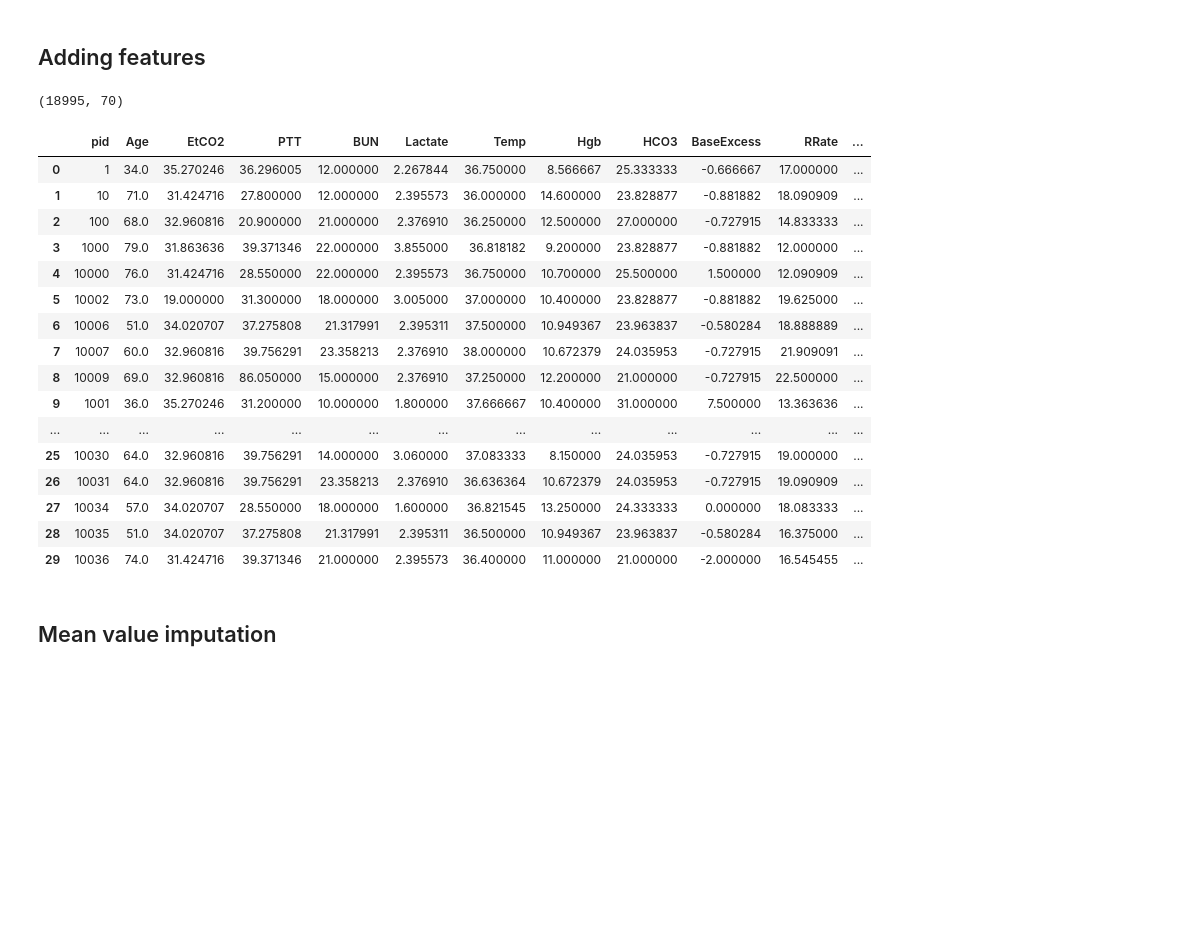
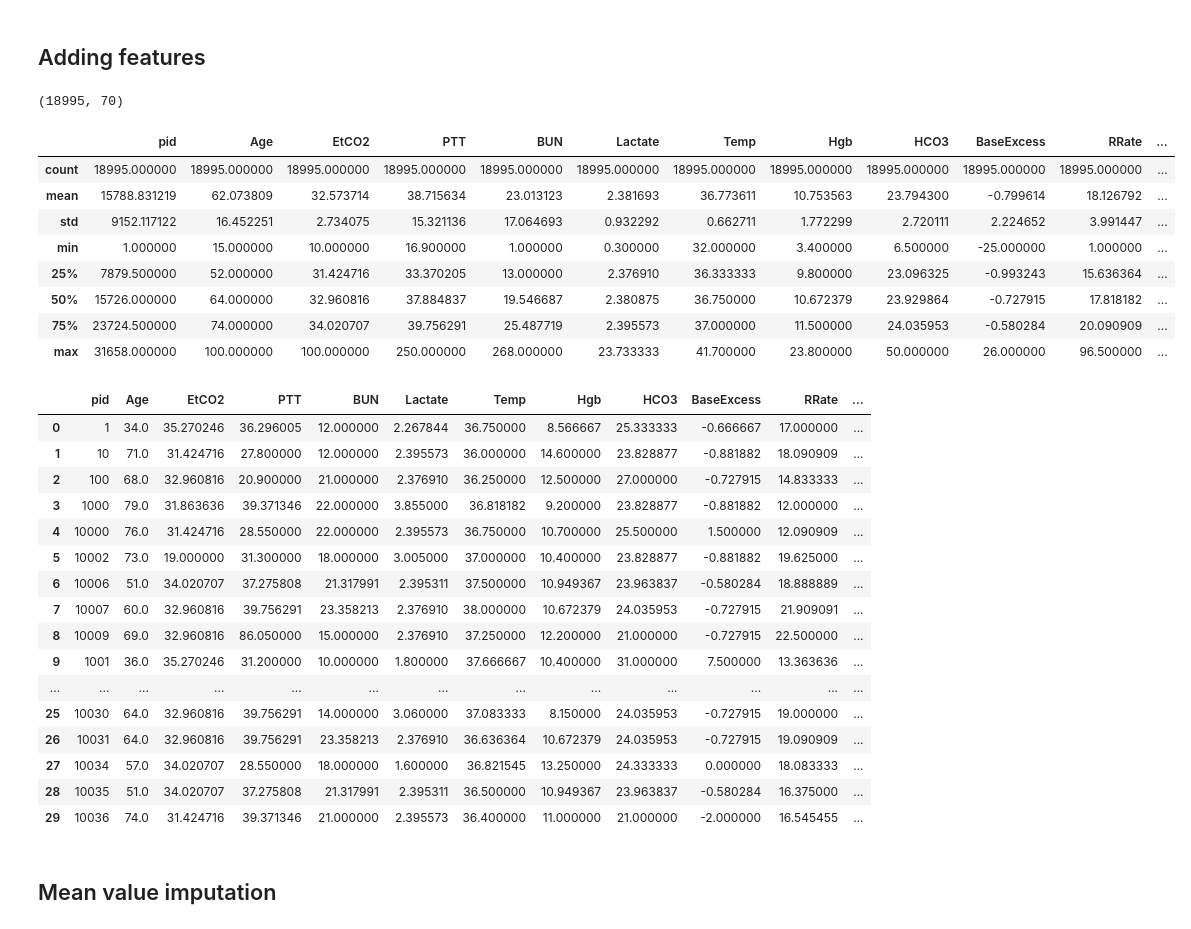
Before and after one commit to dvdblk/iml20, a Jupyter notebook: task_2/task_2.ipynb, the cells around one changed output. Cells and saved outputs as stored; diff of their text form; code cells hidden in the pictures; blank space fills up the shorter version.

```diff
--- a/task_2/task_2.ipynb
+++ b/task_2/task_2.ipynb
@@ -185,56 +185,82 @@ X_test_df = group_columns_in_df(test_features_df)
 # %% [markdown]
 ## Adding features
 # %%
-def agg_fn(x):
+def max_abs_diff_agg_fn(x):
     if x.isna().all():
         return 0
     else:
         min_val = np.nanmin(x)
         max_val = np.nanmax(x)
         res = np.abs(max_val - min_val)
         return res
+
+def std_dev_agg_fn(x):
+    if x.isna().all():
+        return 0
+    else:
+        return np.nanstd(x)
 
 def add_features(df_to_group, df_to_add_features_to):
     """Add maximum absolute difference features for each column to a dataframe
 
     Args:
         df_to_group (pd.DataFrame): the dataframe that will be grouped by 'pid'
         df_to_add_features_to (pd.DataFrame): the dataframe to add new features to
 
     Returns:
         pd.DataFrame: the new dataframe with all features
     """
-    features_df = df_to_group.drop(['Age', 'Time'], axis=1).groupby('pid', as_index=False, sort=False).agg(agg_fn)
-    features_df.columns = [str(col) + '_Diff' for col in features_df.columns]
+    ## Maximum Absolute Difference
+    mad_features_df = df_to_group.drop(['Age', 'Time'], axis=1).groupby('pid', as_index=False, sort=False).agg(max_abs_diff_agg_fn)
+    mad_features_df.columns = [str(col) + '_diff' for col in mad_features_df.columns]
     # Remove 'pid' col from features_df
-    features_df = features_df.iloc[:, 1:]
-    return pd.concat([df_to_add_features_to, features_df], axis=1, sort=False)
+    mad_features_df = mad_features_df.iloc[:, 1:]
+
+    ## Std dev.
+    std_features_df = df_to_group.drop(['Age', 'Time'], axis=1).groupby('pid', as_index=False, sort=False).agg(std_dev_agg_fn)
+    std_features_df.columns = [str(col) + '_std' for col in std_features_df.columns]
+    # Remove 'pid' col from features_df
+    std_features_df = std_features_df.iloc[:, 1:]
+
+    ## Result
+    return pd.concat([df_to_add_features_to, mad_features_df, std_features_df], axis=1, sort=False)
 
 X_df = add_features(train_features_df, X_df)
 
 display(X_df.shape)
+display(X_df.describe())
 display(X_df.head(30))
 
+
 X_test_df = add_features(test_features_df, X_test_df)
 # %% [output]
 (18995, 70)
 |  | pid | Age | EtCO2 | PTT | BUN | Lactate | Temp | Hgb | HCO3 | BaseExcess | RRate | ... |
-| 0 | 1 | 34.0 | 35.270246 | 36.296005 | 12.000000 | 2.267844 | 36.750000 | 8.566667 | 25.333333 | -0.666667 | 17.000000 | ... |
-| 1 | 10 | 71.0 | 31.424716 | 27.800000 | 12.000000 | 2.395573 | 36.000000 | 14.600000 | 23.828877 | -0.881882 | 18.090909 | ... |
-| 2 | 100 | 68.0 | 32.960816 | 20.900000 | 21.000000 | 2.376910 | 36.250000 | 12.500000 | 27.000000 | -0.727915 | 14.833333 | ... |
-| 3 | 1000 | 79.0 | 31.863636 | 39.371346 | 22.000000 | 3.855000 | 36.818182 | 9.200000 | 23.828877 | -0.881882 | 12.000000 | ... |
-| 4 | 10000 | 76.0 | 31.424716 | 28.550000 | 22.000000 | 2.395573 | 36.750000 | 10.700000 | 25.500000 | 1.500000 | 12.090909 | ... |
-| 5 | 10002 | 73.0 | 19.000000 | 31.300000 | 18.000000 | 3.005000 | 37.000000 | 10.400000 | 23.828877 | -0.881882 | 19.625000 | ... |
-| 6 | 10006 | 51.0 | 34.020707 | 37.275808 | 21.317991 | 2.395311 | 37.500000 | 10.949367 | 23.963837 | -0.580284 | 18.888889 | ... |
-| 7 | 10007 | 60.0 | 32.960816 | 39.756291 | 23.358213 | 2.376910 | 38.000000 | 10.672379 | 24.035953 | -0.727915 | 21.909091 | ... |
-| 8 | 10009 | 69.0 | 32.960816 | 86.050000 | 15.000000 | 2.376910 | 37.250000 | 12.200000 | 21.000000 | -0.727915 | 22.500000 | ... |
-| 9 | 1001 | 36.0 | 35.270246 | 31.200000 | 10.000000 | 1.800000 | 37.666667 | 10.400000 | 31.000000 | 7.500000 | 13.363636 | ... |
-| ... | ... | ... | ... | ... | ... | ... | ... | ... | ... | ... | ... | ... |
-| 25 | 10030 | 64.0 | 32.960816 | 39.756291 | 14.000000 | 3.060000 | 37.083333 | 8.150000 | 24.035953 | -0.727915 | 19.000000 | ... |
-| 26 | 10031 | 64.0 | 32.960816 | 39.756291 | 23.358213 | 2.376910 | 36.636364 | 10.672379 | 24.035953 | -0.727915 | 19.090909 | ... |
-| 27 | 10034 | 57.0 | 34.020707 | 28.550000 | 18.000000 | 1.600000 | 36.821545 | 13.250000 | 24.333333 | 0.000000 | 18.083333 | ... |
-| 28 | 10035 | 51.0 | 34.020707 | 37.275808 | 21.317991 | 2.395311 | 36.500000 | 10.949367 | 23.963837 | -0.580284 | 16.375000 | ... |
-| 29 | 10036 | 74.0 | 31.424716 | 39.371346 | 21.000000 | 2.395573 | 36.400000 | 11.000000 | 21.000000 | -2.000000 | 16.545455 | ... |
+| count | 18995.000000 | 18995.000000 | 18995.000000 | 18995.000000 | 18995.000000 | 18995.000000 | 18995.000000 | 18995.000000 | 18995.000000 | 18995.000000 | 18995.000000 | ... |
+| mean | 15788.831219 | 62.073809 | 32.573714 | 38.715634 | 23.013123 | 2.381693 | 36.773611 | 10.753563 | 23.794300 | -0.799614 | 18.126792 | ... |
+| std | 9152.117122 | 16.452251 | 2.734075 | 15.321136 | 17.064693 | 0.932292 | 0.662711 | 1.772299 | 2.720111 | 2.224652 | 3.991447 | ... |
+| min | 1.000000 | 15.000000 | 10.000000 | 16.900000 | 1.000000 | 0.300000 | 32.000000 | 3.400000 | 6.500000 | -25.000000 | 1.000000 | ... |
+| 25% | 7879.500000 | 52.000000 | 31.424716 | 33.370205 | 13.000000 | 2.376910 | 36.333333 | 9.800000 | 23.096325 | -0.993243 | 15.636364 | ... |
+| 50% | 15726.000000 | 64.000000 | 32.960816 | 37.884837 | 19.546687 | 2.380875 | 36.750000 | 10.672379 | 23.929864 | -0.727915 | 17.818182 | ... |
+| 75% | 23724.500000 | 74.000000 | 34.020707 | 39.756291 | 25.487719 | 2.395573 | 37.000000 | 11.500000 | 24.035953 | -0.580284 | 20.090909 | ... |
+| max | 31658.000000 | 100.000000 | 100.000000 | 250.000000 | 268.000000 | 23.733333 | 41.700000 | 23.800000 | 50.000000 | 26.000000 | 96.500000 | ... |
+|  | pid | Age | EtCO2 | PTT | BUN | Lactate | Temp | Hgb | HCO3 | BaseExcess | RRate | ... |
+| 0 | 1 | 34.0 | 35.270246 | 36.296005 | 12.000000 | 2.267844 | 36.750000 | 8.566667 | 25.333333 | -0.666667 | 17.000000 | ... |
+| 1 | 10 | 71.0 | 31.424716 | 27.800000 | 12.000000 | 2.395573 | 36.000000 | 14.600000 | 23.828877 | -0.881882 | 18.090909 | ... |
+| 2 | 100 | 68.0 | 32.960816 | 20.900000 | 21.000000 | 2.376910 | 36.250000 | 12.500000 | 27.000000 | -0.727915 | 14.833333 | ... |
+| 3 | 1000 | 79.0 | 31.863636 | 39.371346 | 22.000000 | 3.855000 | 36.818182 | 9.200000 | 23.828877 | -0.881882 | 12.000000 | ... |
+| 4 | 10000 | 76.0 | 31.424716 | 28.550000 | 22.000000 | 2.395573 | 36.750000 | 10.700000 | 25.500000 | 1.500000 | 12.090909 | ... |
+| 5 | 10002 | 73.0 | 19.000000 | 31.300000 | 18.000000 | 3.005000 | 37.000000 | 10.400000 | 23.828877 | -0.881882 | 19.625000 | ... |
+| 6 | 10006 | 51.0 | 34.020707 | 37.275808 | 21.317991 | 2.395311 | 37.500000 | 10.949367 | 23.963837 | -0.580284 | 18.888889 | ... |
+| 7 | 10007 | 60.0 | 32.960816 | 39.756291 | 23.358213 | 2.376910 | 38.000000 | 10.672379 | 24.035953 | -0.727915 | 21.909091 | ... |
+| 8 | 10009 | 69.0 | 32.960816 | 86.050000 | 15.000000 | 2.376910 | 37.250000 | 12.200000 | 21.000000 | -0.727915 | 22.500000 | ... |
+| 9 | 1001 | 36.0 | 35.270246 | 31.200000 | 10.000000 | 1.800000 | 37.666667 | 10.400000 | 31.000000 | 7.500000 | 13.363636 | ... |
+| ... | ... | ... | ... | ... | ... | ... | ... | ... | ... | ... | ... | ... |
+| 25 | 10030 | 64.0 | 32.960816 | 39.756291 | 14.000000 | 3.060000 | 37.083333 | 8.150000 | 24.035953 | -0.727915 | 19.000000 | ... |
+| 26 | 10031 | 64.0 | 32.960816 | 39.756291 | 23.358213 | 2.376910 | 36.636364 | 10.672379 | 24.035953 | -0.727915 | 19.090909 | ... |
+| 27 | 10034 | 57.0 | 34.020707 | 28.550000 | 18.000000 | 1.600000 | 36.821545 | 13.250000 | 24.333333 | 0.000000 | 18.083333 | ... |
+| 28 | 10035 | 51.0 | 34.020707 | 37.275808 | 21.317991 | 2.395311 | 36.500000 | 10.949367 | 23.963837 | -0.580284 | 16.375000 | ... |
+| 29 | 10036 | 74.0 | 31.424716 | 39.371346 | 21.000000 | 2.395573 | 36.400000 | 11.000000 | 21.000000 | -2.000000 | 16.545455 | ... |
 # %% [markdown]
 ## Mean value imputation
 # %%
```
Also changed, not shown: parts of 5 cells of this notebook, 5 other files.
